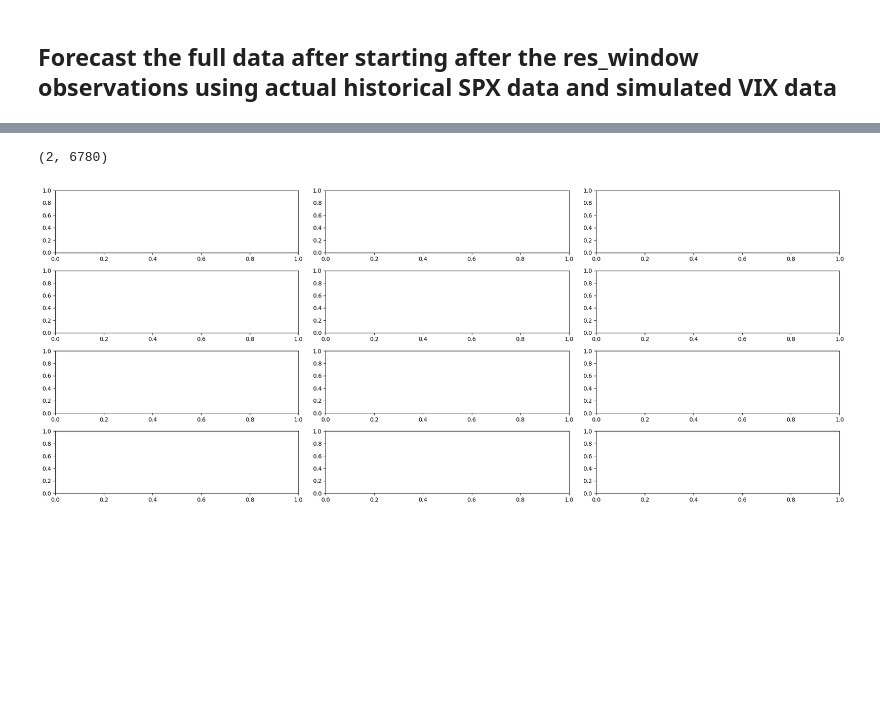
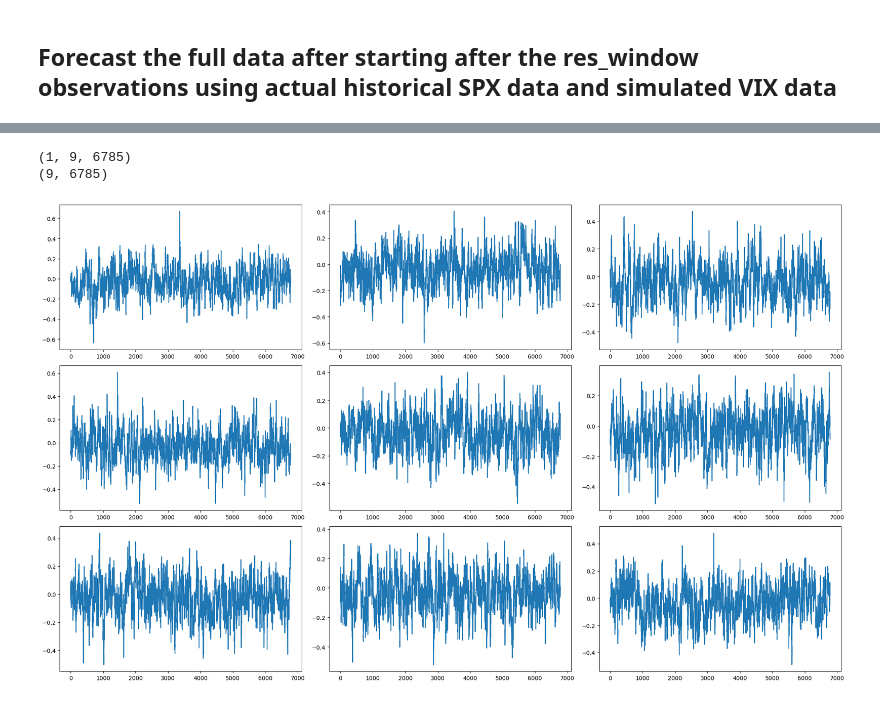
Before and after one commit to luchungi/VolatilityIsMostlyPathDependent, a Jupyter notebook: PDV_plus_MA.ipynb, the cells around one changed output, grey strips where cells are left out. Cells and saved outputs as stored; diff of their text form; code cells hidden in the pictures; blank space fills up the shorter version.

```diff
--- a/PDV_plus_MA.ipynb
+++ b/PDV_plus_MA.ipynb
@@ -290,7 +284,7 @@ df_preds[['preds']].plot(ax=ax, alpha=0.7)
 # %% [markdown]
 ## Forecast 5000 steps ahead starting from the last available data point
 # %%
-if use_vix_exog == False:
+if use_exog == False:
     preds = predict(*res.x, full_data, window)
     df_preds = full_data[window-1:].copy() # remove data used to calculate first PDV prediction
     df_preds['vix_shift'] = df_preds['vix'].shift(1) # shift use that time t-1 vix is used to predict residual for time t
@@ -300,17 +294,16 @@ if use_vix_exog == False:
     df_preds['log_ratio'] = np.log(df_preds['ratio'])
     df_preds
 # %%
-if use_vix_exog == False:
-    n_sims = 12 # number of simulations
+if use_exog == False:
     y = df_preds['log_ratio'][1:] if use_log_ratio else df_preds['ratio'][1:] # drop the first row because vix_shift is nan
     x = df_preds['vix_shift'][1:]
-    if use_vix_exog:
+    if use_exog:
         arma_model_test = arch.arch_model(y=y, mean='ARX', vol='ARCH', lags=n_lags, p=res_window, rescale=False, x=x) # with vix as exogenous variable
     else:
         arma_model_test = arch.arch_model(y=y, mean='ARX', vol='ARCH', lags=n_lags, p=res_window, rescale=False) # without vix as exogenous variable
     arma_model_test.distribution = ARCHNormal(seed=seed) # set seed for reproducibility
     fix_res = arma_model_test.fix(arma_res.params) # fix the parameters based on fitting on full data
-    if use_vix_exog:
+    if use_exog:
         sims = fix_res.forecast(horizon=5000, method='simulation', simulations=n_sims, align='origin', x=x) # with vix as exogenous variable
     else:
         sims = fix_res.forecast(horizon=5000, method='simulation', simulations=n_sims, align='origin') # without vix as exogenous variable
@@ -320,7 +315,10 @@ if use_vix_exog == False:
 # %%
-if use_vix_exog == False:
-    fig, ax = plt.subplots(n_sims//3, 3, figsize=(20, 8))
-    for i in range(n_sims//3):
-        for j in range(3):
-            ax[i, j].plot(log_residuals[i*3+j, :]);
+if use_exog == False:
+    fig, ax = plt.subplots(max(n_sims//3, 1), min(3, n_sims), figsize=(20, n_sims//3 * 4))
+    for i in range(max(n_sims//3, 1)):
+        for j in range(min(3, n_sims)):
+            try:
+                ax[i, j].plot(log_residuals[i*3+j, :]);
+            except:
+                ax[j].plot(log_residuals[i*3+j, :]);
     plt.tight_layout();
@@ -356,7 +360,7 @@ for i in range(100, 0, -1):
 temp_df = pd.DataFrame(np.zeros((100, df_preds.shape[1])), columns=df_preds.columns, index=indices)
 #temp_df to pad df_preds else arma_model_test.fix() might fail due to insufficient data points even though no estimation is done
 
-if use_vix_exog:
+if use_exog:
     log_residuals = []
     saved_state = None
     for i in range(n_sims):
@@ -403,13 +407,17 @@ else:
     log_residuals = sims.simulations.values.squeeze() if use_log_ratio else np.log(sims.simulations.values.squeeze()) # (timestep, simulations, horizon)
     print(log_residuals.shape)
 # %% [output]
-(2, 6780)
+(1, 9, 6785)
+(9, 6785)
 # %%
-fig, ax = plt.subplots(4, 3, figsize=(20, 8))
-for i in range(n_sims//3):
-    for j in range(3):
-        ax[i, j].plot(log_residuals[i*3+j, :]);
+fig, ax = plt.subplots(max(n_sims//3, 1), min(3, n_sims), figsize=(20, n_sims//3 * 4))
+for i in range(max(n_sims//3, 1)):
+    for j in range(min(3, n_sims)):
+        try:
+            ax[i, j].plot(log_residuals[i*3+j, :]);
+        except:
+            ax[j].plot(log_residuals[i*3+j, :]);
 plt.tight_layout();
 # %% [output]
-[figure, old version]
+[figure, new version]
 # %%
```
Also changed, not shown: parts of 15 cells of this notebook, 4 other files.
